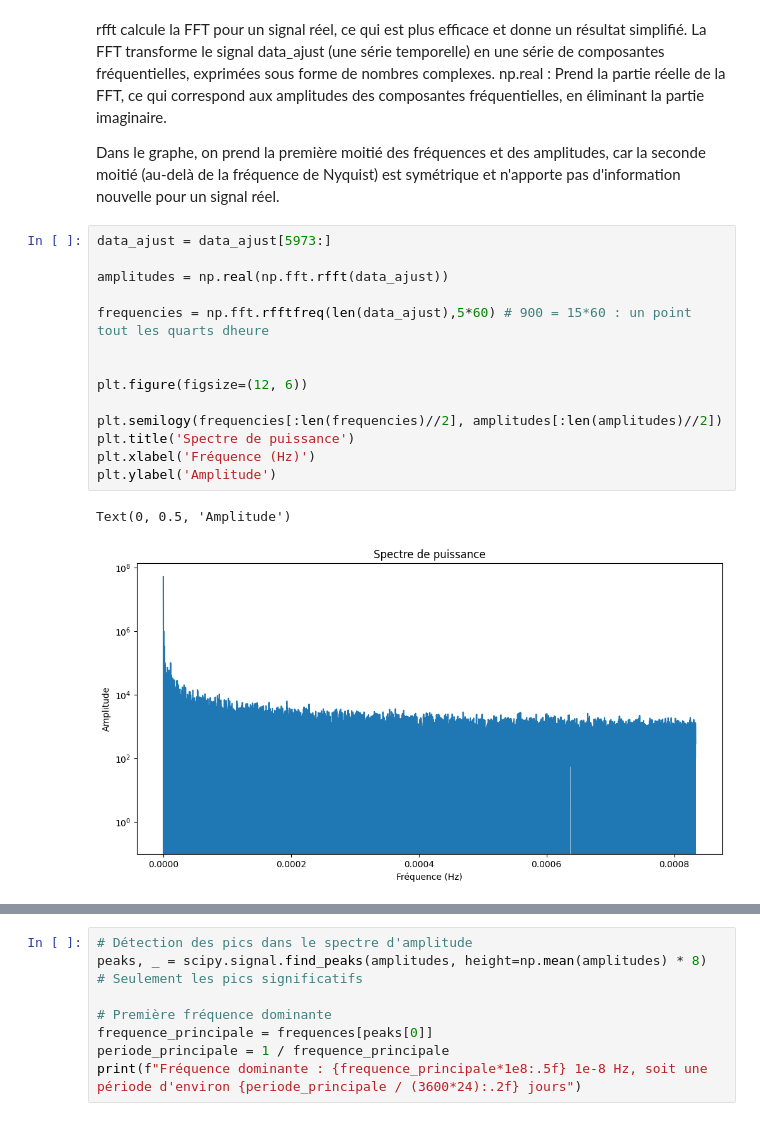
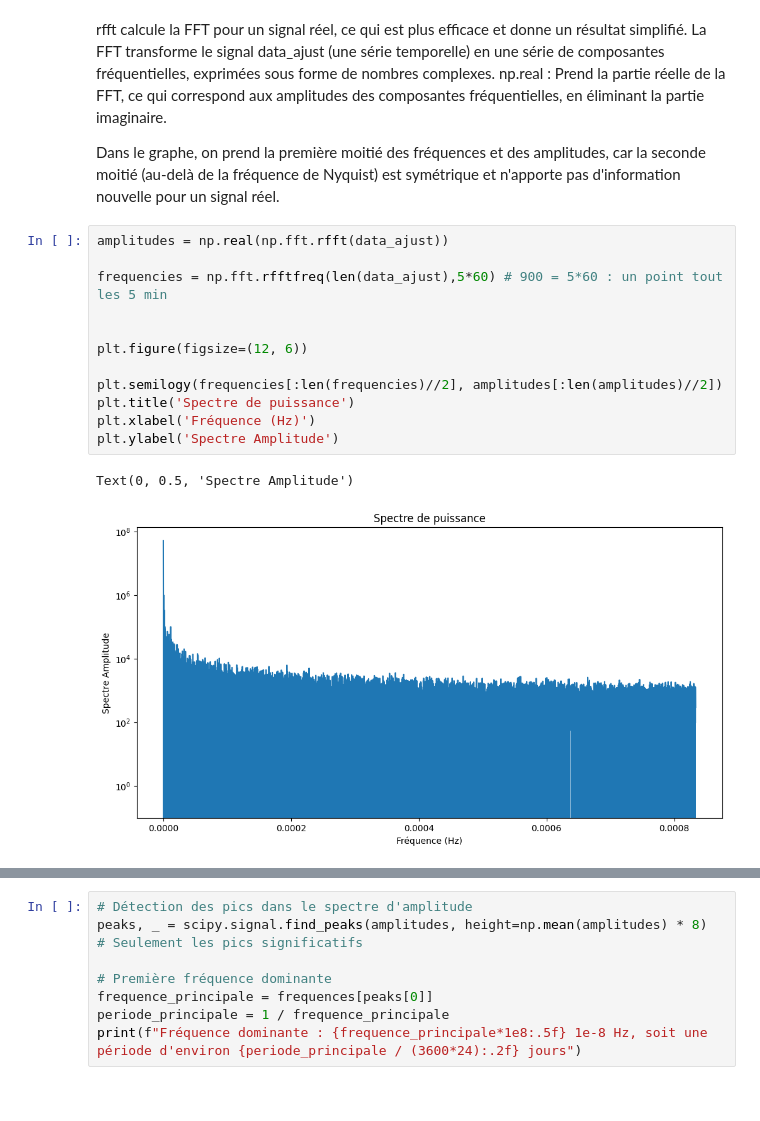
Before and after one commit to PiDchsn/Projet-RI, a Jupyter notebook: Analyse.ipynb, the cells around one changed output, grey strips where cells are left out. Cells and saved outputs as stored; diff of their text form.

```diff
--- a/Analyse.ipynb
+++ b/Analyse.ipynb
@@ -307,21 +307,19 @@ np.real : Prend la partie réelle de la FFT, ce qui correspond aux amplitudes de
 
 Dans le graphe, on prend la première moitié des fréquences et des amplitudes, car la seconde moitié (au-delà de la fréquence de Nyquist) est symétrique et n'apporte pas d'information nouvelle pour un signal réel.
 # %%
-data_ajust = data_ajust[5973:]
-
 amplitudes = np.real(np.fft.rfft(data_ajust))
 
-frequencies = np.fft.rfftfreq(len(data_ajust),5*60) # 900 = 15*60 : un point tout les quarts dheure
+frequencies = np.fft.rfftfreq(len(data_ajust),5*60) # 900 = 5*60 : un point tout les 5 min
 
 
 plt.figure(figsize=(12, 6))
 
 plt.semilogy(frequencies[:len(frequencies)//2], amplitudes[:len(amplitudes)//2])
 plt.title('Spectre de puissance')
 plt.xlabel('Fréquence (Hz)')
-plt.ylabel('Amplitude')
+plt.ylabel('Spectre Amplitude')
 # %% [output]
-Text(0, 0.5, 'Amplitude')
+Text(0, 0.5, 'Spectre Amplitude')
-[figure, old version]
+[figure, new version]
 # %%
 # Paramètres
```
Also changed, not shown: parts of 4 cells of this notebook.
